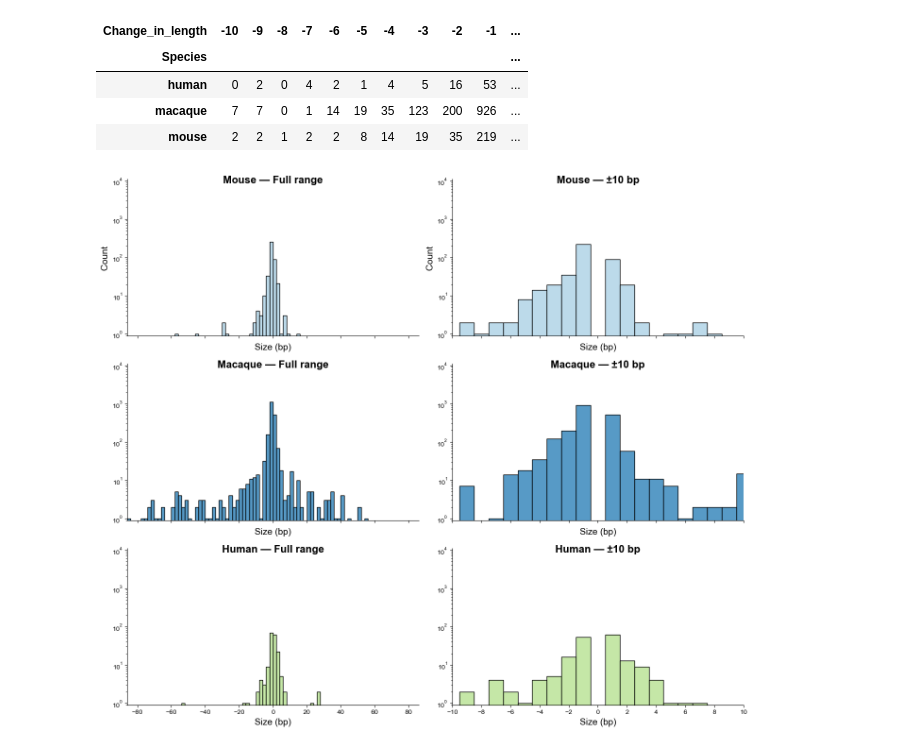
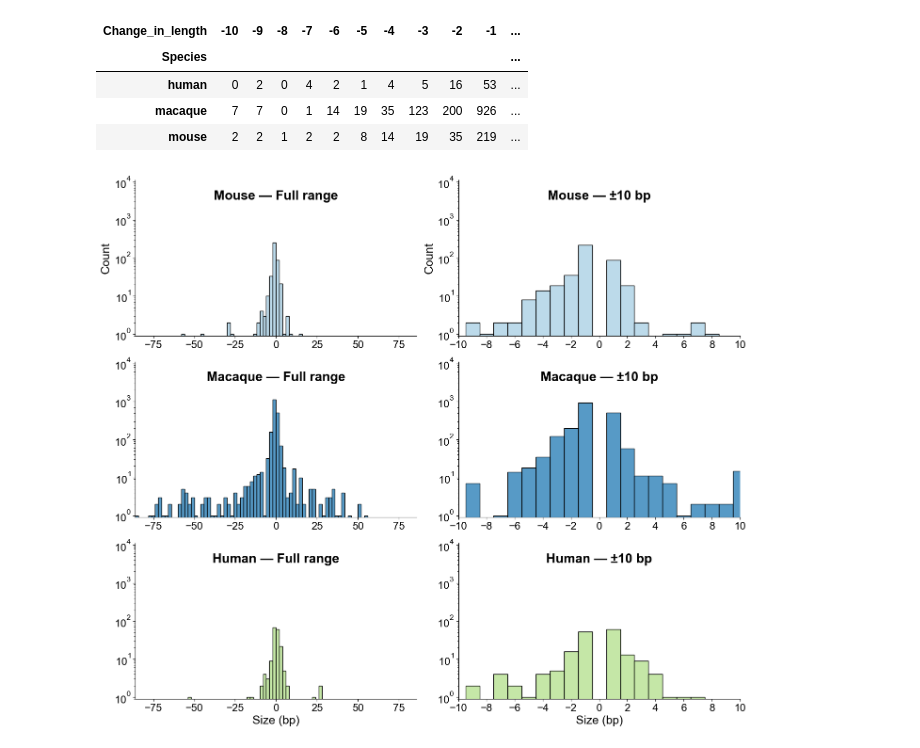
Before and after one commit to makovalab-psu/indels-duplexSeq, a Jupyter notebook: 3. Plots/plot_figureS3_histogram_indel_sizes.ipynb, the cells around one changed output. Saved outputs shown, nothing was run; the diff lists cells and outputs as text; code cells hidden in the pictures.

```diff
--- a/3. Plots/plot_figureS3_histogram_indel_sizes.ipynb
+++ b/3. Plots/plot_figureS3_histogram_indel_sizes.ipynb
@@ -285,11 +285,11 @@ def plot_full_and_zoom_log_shared_y(filter_version='including'):
 	y_top = max(global_max_count * 10, 10)  # leave headroom for log scale
 
 	# Create subplots: rows = number of species, cols = 2 (full | ±10)
-	fig, axes = plt.subplots(len(species_order), 2, figsize=(14, 4 * len(species_order)), sharey=False)
+	fig, axes = plt.subplots(len(species_order), 2, figsize=(14, 4 * len(species_order)), sharey=False, sharex=False)
 	if axes.ndim == 1:
 		axes = axes.reshape(len(species_order), 2)
 
-	fontsize = 14
+	fontsize = 18
 	for i, species in enumerate(species_order):
 		ax_full = axes[i, 0]
 		ax_zoom = axes[i, 1]
@@ -302,48 +302,54 @@ def plot_full_and_zoom_log_shared_y(filter_version='including'):
 			color=palette[i % len(palette)],
 			linewidth=1.0
 		)
-		ax_full.set_title(f"{species.capitalize()} — Full range", fontsize=fontsize+2, weight='bold', y=0.95)
+		ax_full.set_title(f"{species.capitalize()} — Full range", fontsize=fontsize+2, weight='bold', y=0.85)
 		ax_full.set_xlim(-max_length, max_length)
-		ax_full.set_xlabel('Size (bp)' if i != 3 else '', fontsize=fontsize)
+		ax_full.set_xlabel('' if i != 3 else '', fontsize=fontsize)
+		axes[2, 0].set_xlabel('' if i != 3 else '', fontsize=fontsize)
 		ax_full.set_ylabel('Count' if i == 0 else '', fontsize=fontsize)
 		ax_full.spines['top'].set_visible(False)
 		ax_full.spines['right'].set_visible(False)
-		if i != len(species_order) - 1:
-			ax_full.set_xticklabels([])
 
 		sns.histplot(
 			data=df[df['Species'] == species],
 			x='Change_in_length',
 			bins=bins_zoom,
 			ax=ax_zoom,
 			color=palette[i % len(palette)],
 			linewidth=1.0
 		)
-		ax_zoom.set_title(f"{species.capitalize()} — ±10 bp", fontsize=fontsize+2, weight='bold', y=0.95)
+		ax_zoom.set_title(f"{species.capitalize()} — ±10 bp", fontsize=fontsize+2, weight='bold', y=0.85)
 		ax_zoom.set_xlim(-10, 10)
 		ax_zoom.set_xticks(np.arange(-10, 11, 2))
-		ax_zoom.set_xlabel('Size (bp)' if i != 3 else '', fontsize=fontsize)
+		ax_zoom.set_xlabel('' if i != 3 else '', fontsize=fontsize)
+		axes[2, 0].set_xlabel('' if i != 3 else '', fontsize=fontsize)
 		ax_zoom.set_ylabel('Count' if i == 0 else '', fontsize=fontsize)
 		ax_zoom.spines['top'].set_visible(False)
 		ax_zoom.spines['right'].set_visible(False)
-		if i != len(species_order) - 1:
-			ax_zoom.set_xticklabels([])
 
 		# apply log scale and shared y-limits
 		ax_full.set_yscale('log')
 		ax_zoom.set_yscale('log')
 		ax_full.set_ylim(y_bottom, y_top)
 		ax_zoom.set_ylim(y_bottom, y_top)
 
 	# X-axis labels only on bottom row
 	axes[-1, 0].set_xlabel('Size (bp)', fontsize=fontsize)
 	axes[-1, 1].set_xlabel('Size (bp)', fontsize=fontsize)
 
+	# Increase tick label sizes for all subplots
+	labelsize_major = int(fontsize * 0.9)
+	labelsize_minor = int(fontsize * 0.75)
+	for row in axes:
+		for ax in row:
+			ax.tick_params(axis='both', which='major', labelsize=labelsize_major)
+			ax.tick_params(axis='both', which='minor', labelsize=labelsize_minor)
+
 	plt.tight_layout()
 	fig.savefig('plots/png/figureS2_combined_histograms.png', bbox_inches='tight', dpi=600)
 	fig.savefig('plots/pdf/figureS2_combined_histograms.pdf', bbox_inches='tight', dpi=600)
 	plt.show()
 
 plot_full_and_zoom_log_shared_y()
 # %% [output]
-[figure, old version]
+[figure, new version]
```
